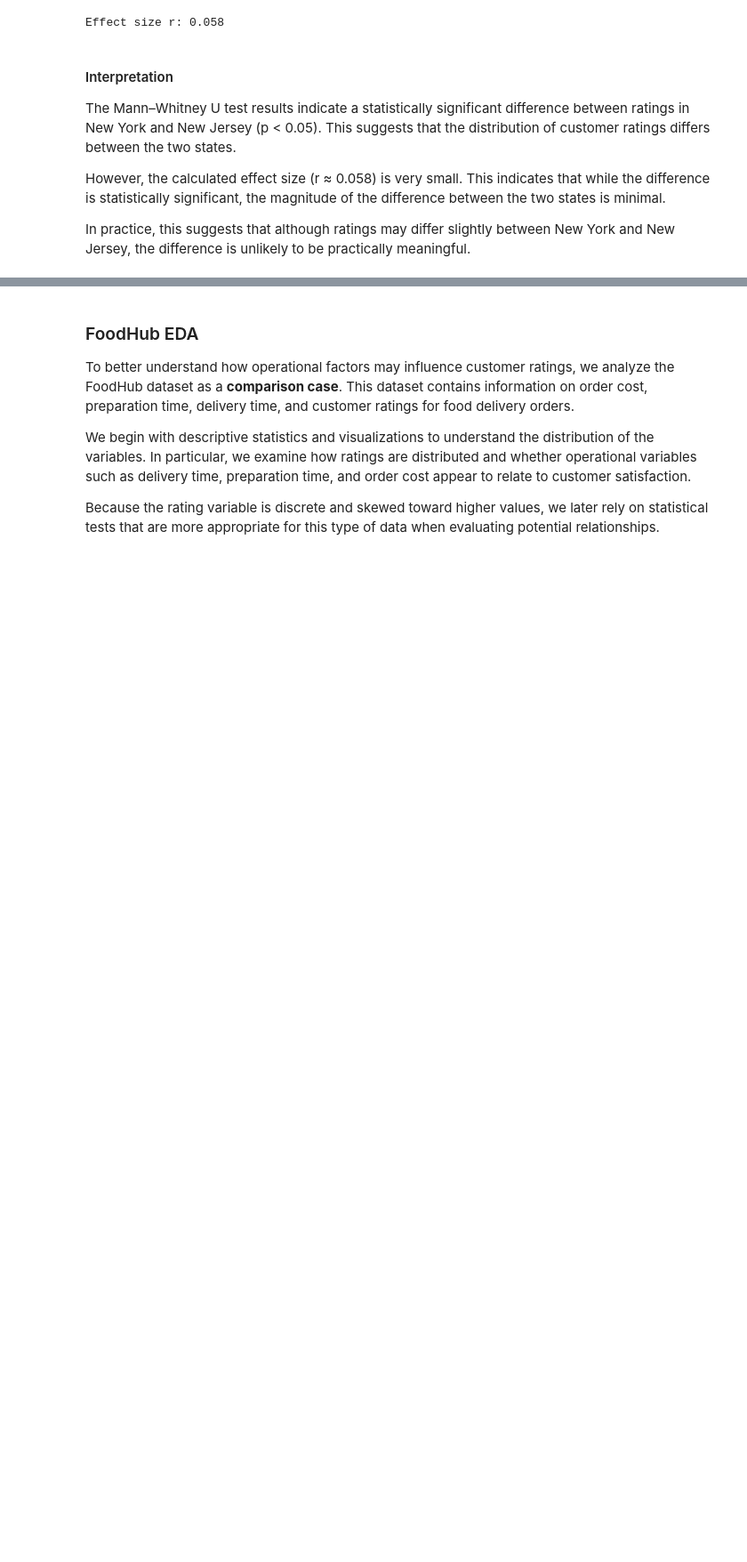
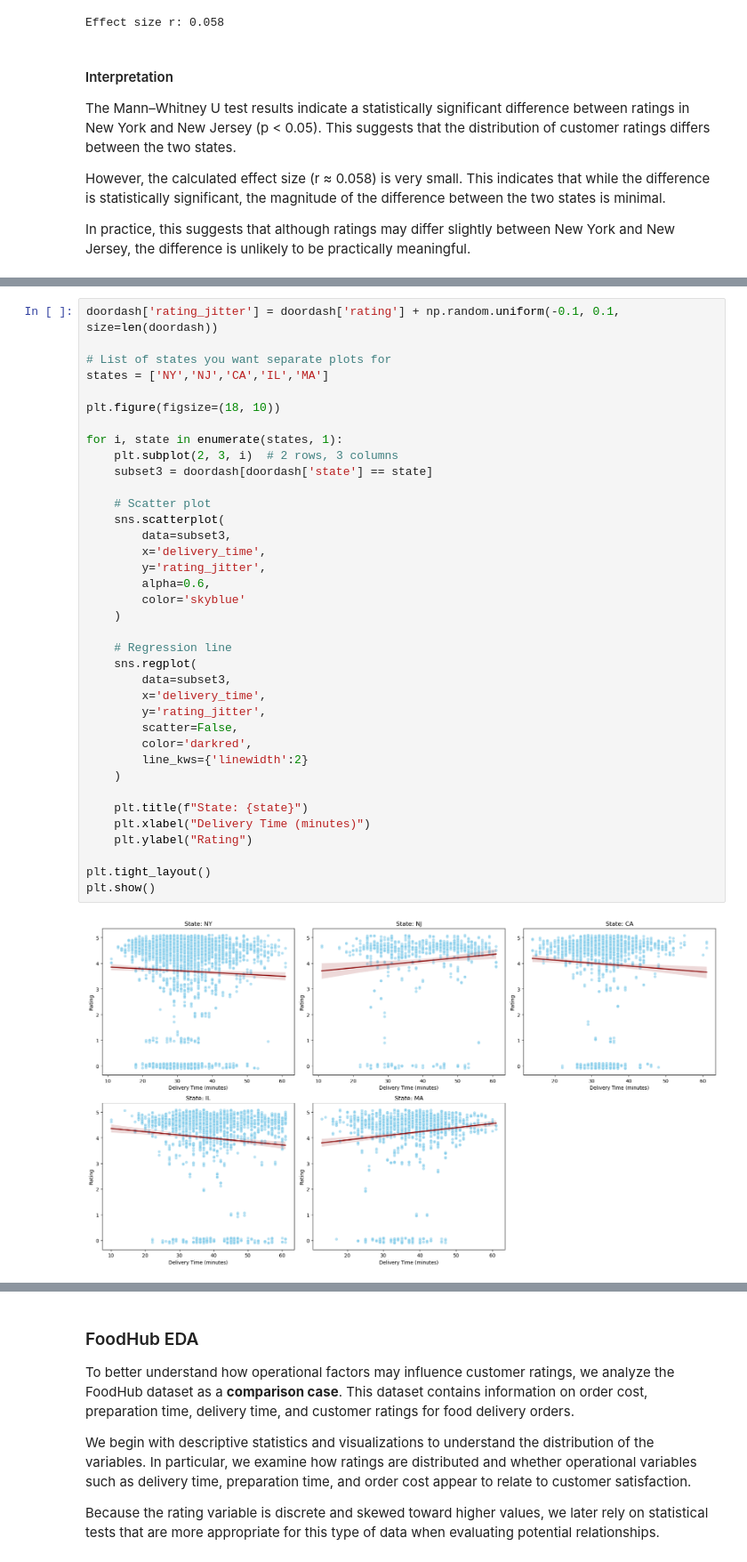
Before and after one commit to COGS108/Group111_WI26, a Jupyter notebook: 02-EDACheckpoint.ipynb, the cells around one changed output, grey strips where cells are left out. Shown at 89% size. Saved outputs shown, nothing was run; the diff lists cells and outputs as text; blank space fills up the shorter version.

```diff
--- a/02-EDACheckpoint.ipynb
+++ b/02-EDACheckpoint.ipynb
@@ -992,0 +1012,39 @@ In practice, this suggests that although ratings may differ slightly between New
+# %%
+doordash['rating_jitter'] = doordash['rating'] + np.random.uniform(-0.1, 0.1, size=len(doordash))
+
+# List of states you want separate plots for
+states = ['NY','NJ','CA','IL','MA']
+
+plt.figure(figsize=(18, 10))
+
+for i, state in enumerate(states, 1):
+    plt.subplot(2, 3, i)  # 2 rows, 3 columns
+    subset3 = doordash[doordash['state'] == state]
+
+    # Scatter plot
+    sns.scatterplot(
+        data=subset3,
+        x='delivery_time',
+        y='rating_jitter',
+        alpha=0.6,
+        color='skyblue'
+    )
+
+    # Regression line
+    sns.regplot(
+        data=subset3,
+        x='delivery_time',
+        y='rating_jitter',
+        scatter=False,
+        color='darkred',
+        line_kws={'linewidth':2}
+    )
+
+    plt.title(f"State: {state}")
+    plt.xlabel("Delivery Time (minutes)")
+    plt.ylabel("Rating")
+
+plt.tight_layout()
+plt.show()
+# %% [output]
+[figure, added]
```
Also changed, not shown: parts of 26 cells of this notebook.
